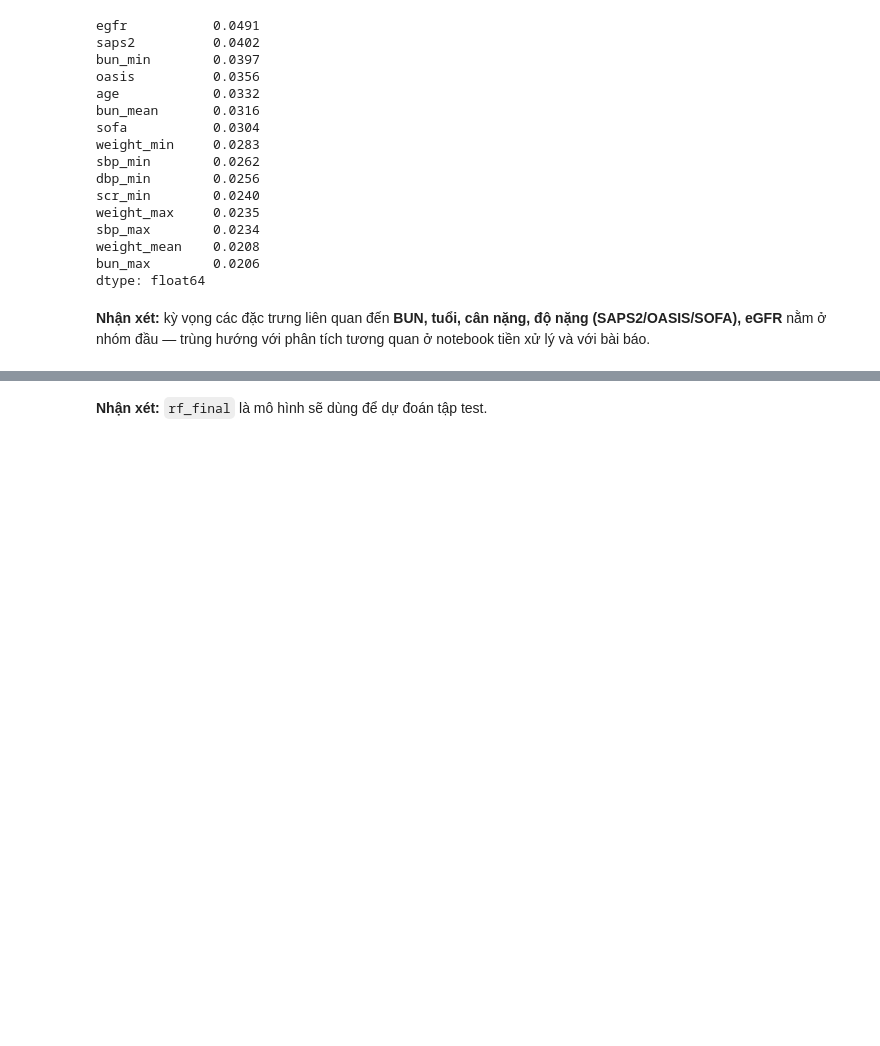
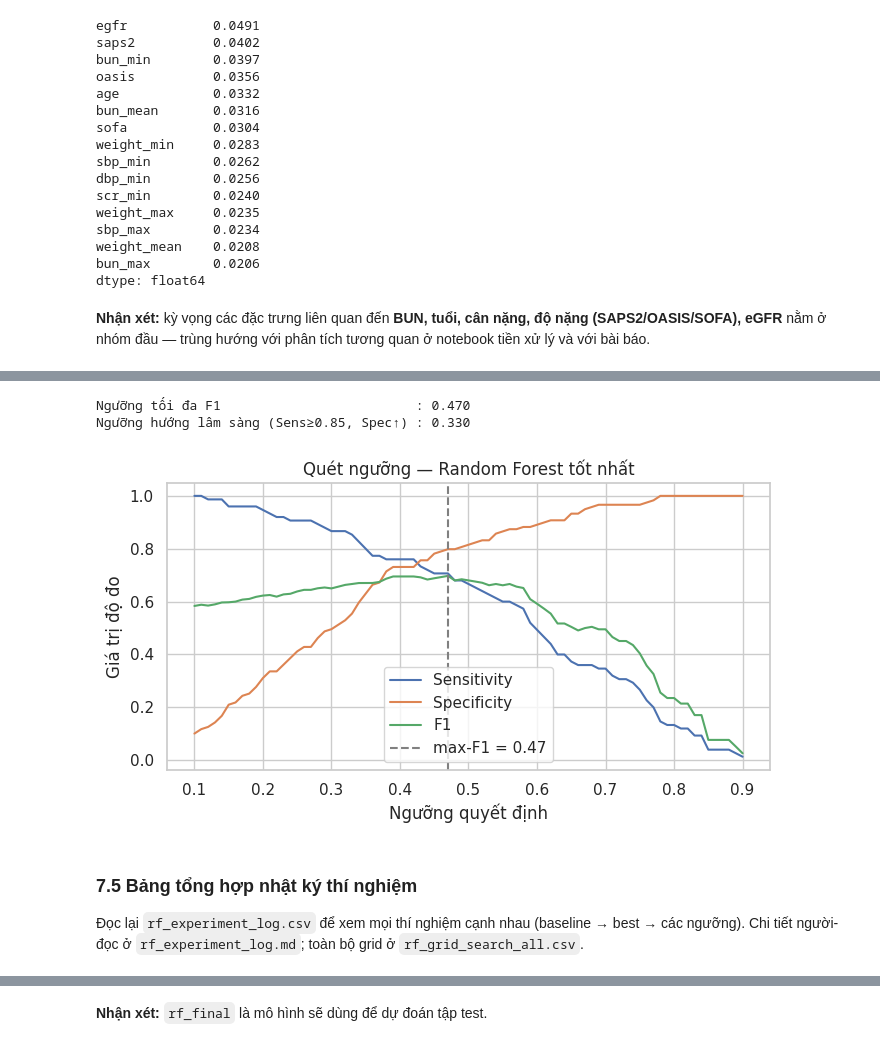
Before and after one commit to TadodMaster/it3190, a Jupyter notebook: project/src/modeling_randomforest.ipynb, the cells around one changed output, grey strips where cells are left out. Drawn from its saved outputs; the diff is of its cells as text; code cells hidden in the pictures; blank space fills up the shorter version.

```diff
--- a/project/src/modeling_randomforest.ipynb
+++ b/project/src/modeling_randomforest.ipynb
@@ -213,0 +436,40 @@ dtype: float64
+# %%
+proba_val_best = best_rf.predict_proba(X_val)[:, 1]
+ths = np.linspace(0.10, 0.90, 81)
+rows = []
+for t in ths:
+    pred = (proba_val_best >= t).astype(int)
+    tn, fp, fn, tp = confusion_matrix(y_val, pred).ravel()
+    rows.append({'threshold': t, 'Sensitivity': tp / (tp + fn),
+                 'Specificity': tn / (tn + fp), 'F1': f1_score(y_val, pred),
+                 'Accuracy': accuracy_score(y_val, pred)})
+th_df = pd.DataFrame(rows)
+
+best_f1_t = float(th_df.loc[th_df['F1'].idxmax(), 'threshold'])
+clin = th_df[th_df['Sensitivity'] >= 0.85]
+clin_t = float(clin.loc[clin['Specificity'].idxmax(), 'threshold']) if len(clin) else best_f1_t
+print('Ngưỡng tối đa F1                         : {:.3f}'.format(best_f1_t))
+print('Ngưỡng hướng lâm sàng (Sens≥0.85, Spec↑) : {:.3f}'.format(clin_t))
+
+for t, label in [(best_f1_t, 'tối đa F1'), (clin_t, 'Sens>=0.85')]:
+    m = val_metrics_at(best_rf, X_val, y_val, t)
+    log_experiment('Best RF + ngưỡng {} ({:.3f})'.format(label, t), best_full_params,
+                   gs.best_score_, res.loc[gs.best_index_, 'std_test_score'], m,
+                   changed='ngưỡng 0.5 → {:.3f}'.format(t), threshold=t,
+                   notes='Cùng mô hình tốt nhất, chỉ thay đổi ngưỡng quyết định.')
+
+plt.figure(figsize=(7, 4))
+for c in ['Sensitivity', 'Specificity', 'F1']:
+    plt.plot(th_df['threshold'], th_df[c], label=c)
+plt.axvline(best_f1_t, ls='--', color='gray', label='max-F1 = {:.2f}'.format(best_f1_t))
+plt.xlabel('Ngưỡng quyết định'); plt.ylabel('Giá trị độ đo')
+plt.title('Quét ngưỡng — Random Forest tốt nhất'); plt.legend()
+plt.tight_layout(); plt.show()
+# %% [output]
+Ngưỡng tối đa F1                         : 0.470
+Ngưỡng hướng lâm sàng (Sens≥0.85, Spec↑) : 0.330
+[figure, added]
+# %% [markdown]
+### 7.5 Bảng tổng hợp nhật ký thí nghiệm
+
+Đọc lại `rf_experiment_log.csv` để xem mọi thí nghiệm cạnh nhau (baseline → best → các ngưỡng). Chi tiết người-đọc ở `rf_experiment_log.md`; toàn bộ grid ở `rf_grid_search_all.csv`.
```
Also changed, not shown: parts of 15 cells of this notebook, 7 other files.
